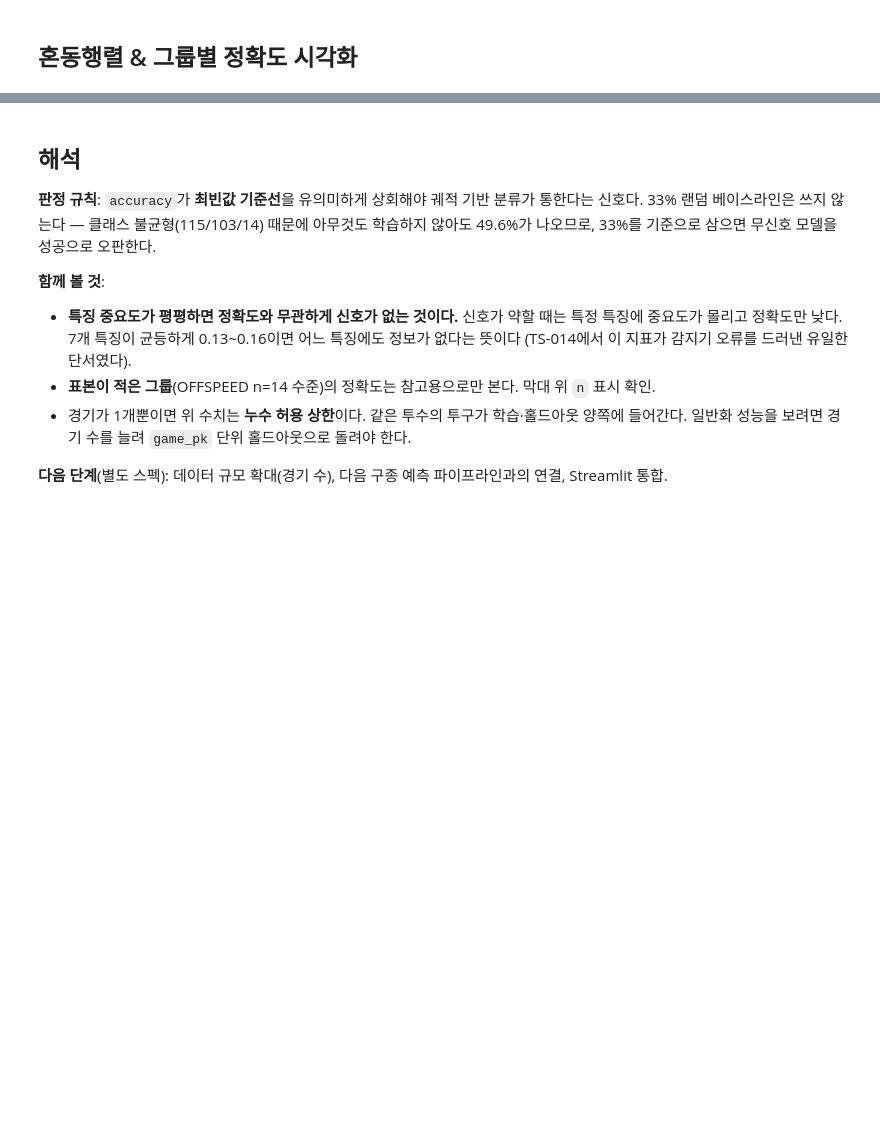
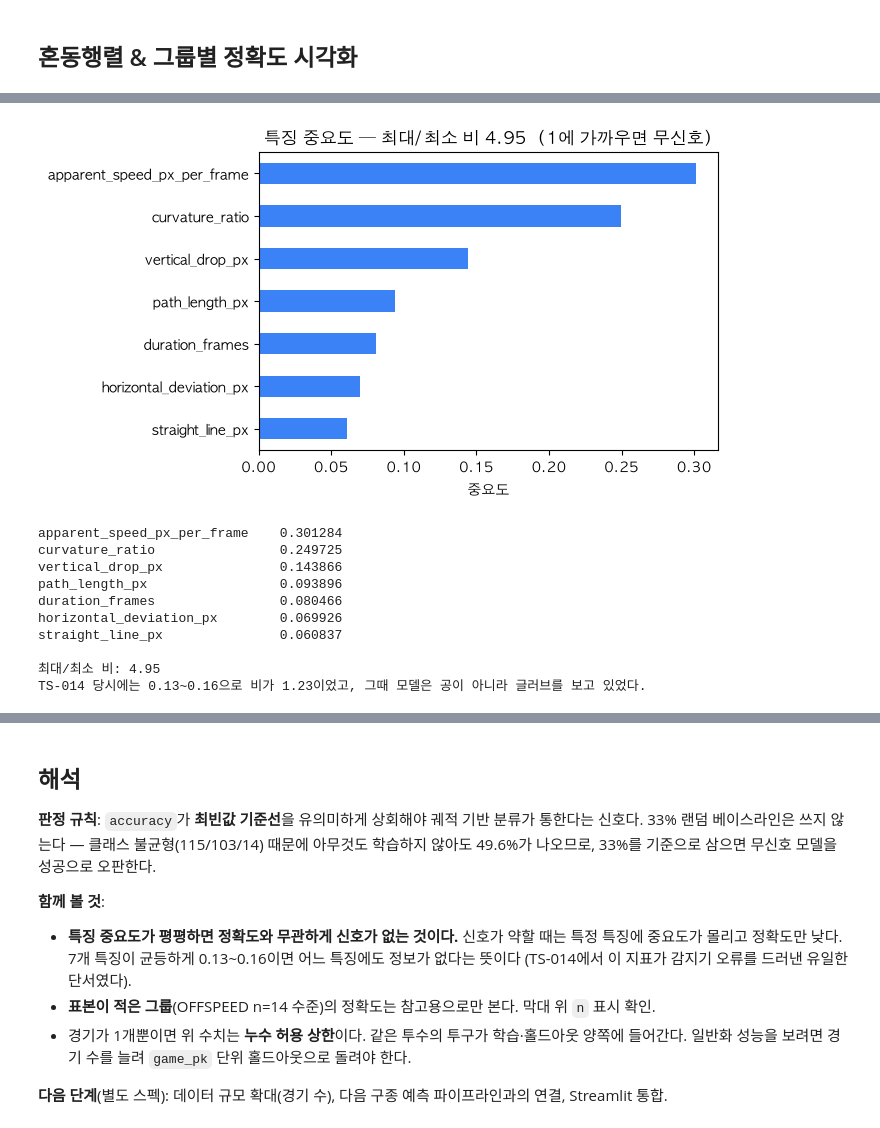
Before and after one commit to jjssspark/DL_Pitcher, a Jupyter notebook: notebooks/01_pitch_group_classifier.ipynb, the cells around one changed output, grey strips where cells are left out. Drawn from its saved outputs; the diff is of its cells as text; code cells hidden in the pictures; blank space fills up the shorter version.

```diff
--- a/notebooks/01_pitch_group_classifier.ipynb
+++ b/notebooks/01_pitch_group_classifier.ipynb
@@ -10,6 +10,7 @@
 아무것도 학습하지 않고 항상 FASTBALL만 찍어도 49.6%가 나온다. 33%를 기준으로 삼으면
 51.7%짜리 무신호 모델을 성공으로 오판한다 (TS-014에서 실제로 벌어진 일).
 # %%
+import json
 import os
 import sys
 
@@ -24,6 +25,11 @@ from sklearn.metrics import accuracy_score, classification_report, confusion_mat
 from pitch_type_cv.group_classifier import predict_group, save_classifier, train_classifier
 from pitch_type_cv.trajectory_features import FEATURE_COLUMNS
 
+# 한글 라벨이 네모(tofu)로 깨지는 것을 막는다 (TS-004). macOS 기본 탑재 폰트를 쓰고,
+# 음수 부호가 깨지지 않도록 unicode_minus도 끈다.
+plt.rcParams["font.family"] = "AppleGothic"
+plt.rcParams["axes.unicode_minus"] = False
+
 DATASET_PATH = os.path.join(ROOT, "output", "pitch_type_cv", "dataset.csv")
 OUT_DIR = os.path.join(ROOT, "output", "pitch_type_cv")
 
@@ -127,0 +176,32 @@ print(f"모델 저장 완료: {model_path}")
+# %%
+import numpy as np
+
+importances = pd.Series(
+    model.feature_importances_, index=FEATURE_COLUMNS
+).sort_values(ascending=False)
+spread = importances.max() / importances.min()
+
+fig, ax = plt.subplots(figsize=(7, 4))
+importances.plot(kind="barh", ax=ax, color="#3b82f6")
+ax.invert_yaxis()
+ax.set_xlabel("중요도")
+ax.set_title(f"특징 중요도 — 최대/최소 비 {spread:.2f}  (1에 가까우면 무신호)")
+fig.tight_layout()
+fig.savefig(os.path.join(OUT_DIR, "feature_importance.png"), dpi=150)
+plt.show()
+
+print(importances.to_string())
+print(f"\n최대/최소 비: {spread:.2f}")
+print("TS-014 당시에는 0.13~0.16으로 비가 1.23이었고, 그때 모델은 공이 아니라 글러브를 보고 있었다.")
+# %% [output]
+[figure, added]
+apparent_speed_px_per_frame    0.301284
+curvature_ratio                0.249725
+vertical_drop_px               0.143866
+path_length_px                 0.093896
+duration_frames                0.080466
+horizontal_deviation_px        0.069926
+straight_line_px               0.060837
+
+최대/최소 비: 4.95
+TS-014 당시에는 0.13~0.16으로 비가 1.23이었고, 그때 모델은 공이 아니라 글러브를 보고 있었다.
```
Also changed, not shown: parts of 9 cells of this notebook.
